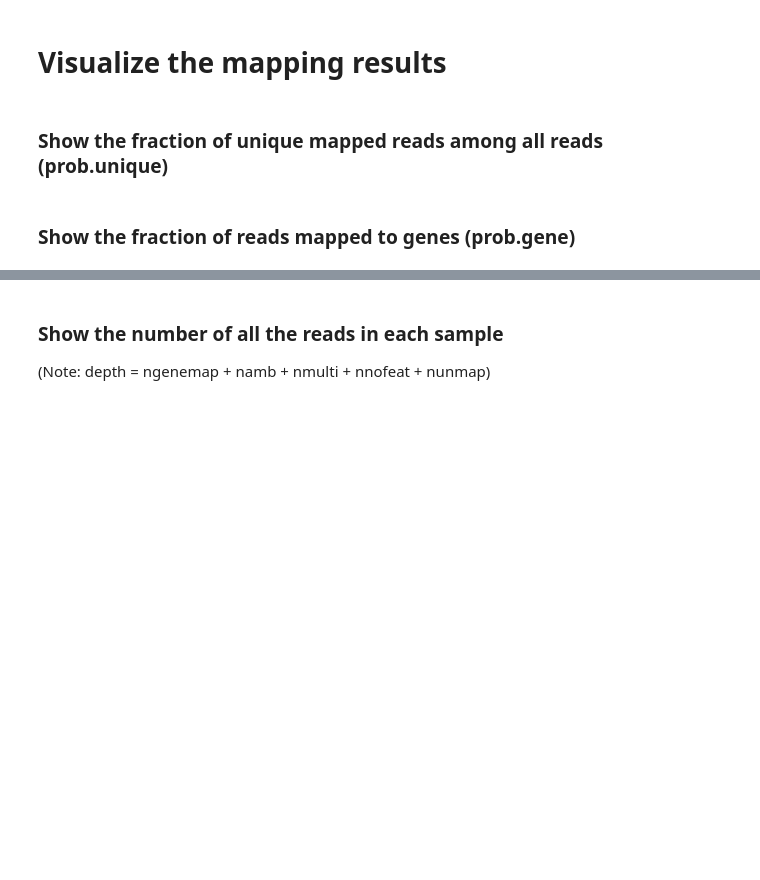
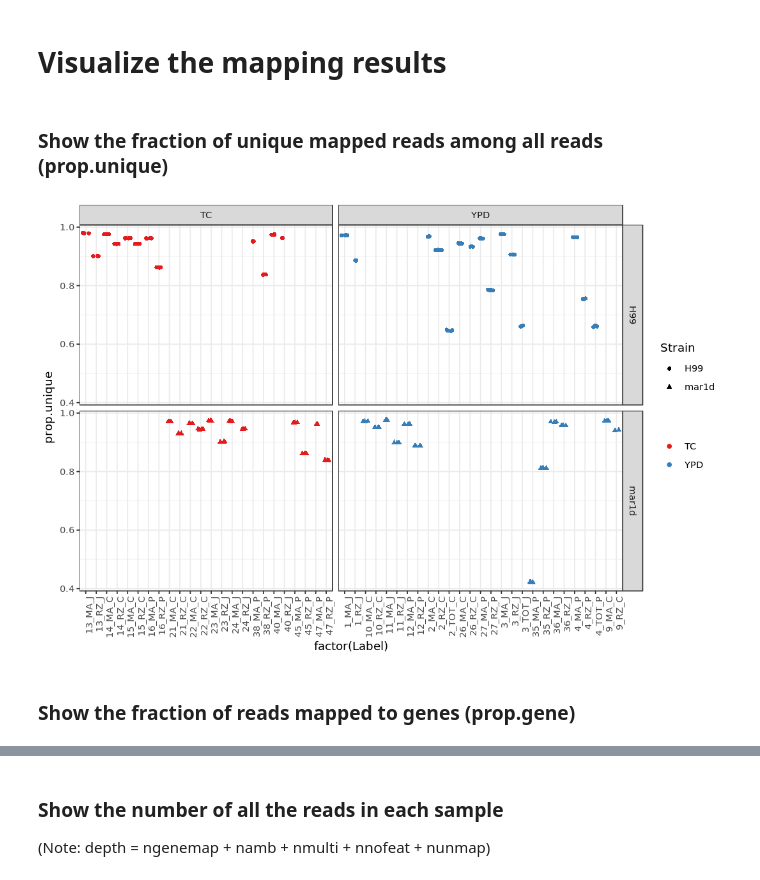
Before and after one commit to ofetad/HTS-notebooks, a Jupyter notebook: pilot/02_Plot_Counts.ipynb, the cells around one changed output, grey strips where cells are left out. Cells and saved outputs as stored; diff of their text form; code cells hidden in the pictures; blank space fills up the shorter version.

Commit message:
change prob to prop

```diff
--- a/pilot/02_Plot_Counts.ipynb
+++ b/pilot/02_Plot_Counts.ipynb
@@ -209,23 +226,25 @@ mypal <- scale_colour_manual(name="",  values =brewer.pal(3,"Set1"))
 mytheme <-  theme(axis.text.x = element_text(angle = 90, hjust = 1)) + theme_bw()
 myfacet <- facet_grid(Strain~ Media, drop=TRUE, scales="free_x", space="free")
 # %% [markdown]
-### Show the fraction of unique mapped reads among all reads (prob.unique)
+### Show the fraction of unique mapped reads among all reads (prop.unique)
 # %%
 options(repr.plot.width = 9, repr.plot.height = 6)
 
 p1 <- ggplot(annomapres,
              aes(x = factor(Label),
-                 y = prob.unique,
+                 y = prop.unique,
                  shape = Strain,
                  color = Media)) +
         myfacet +
         mygeom +
         mytheme +
         mypal
 
 print(p1)
+# %% [output]
+[figure, added]
 # %% [markdown]
-### Show the fraction of reads mapped to genes (prob.gene)
+### Show the fraction of reads mapped to genes (prop.gene)
 # %%
 options(repr.plot.width = 9, repr.plot.height = 6)
 
```
Also changed, not shown: parts of 9 cells of this notebook.
